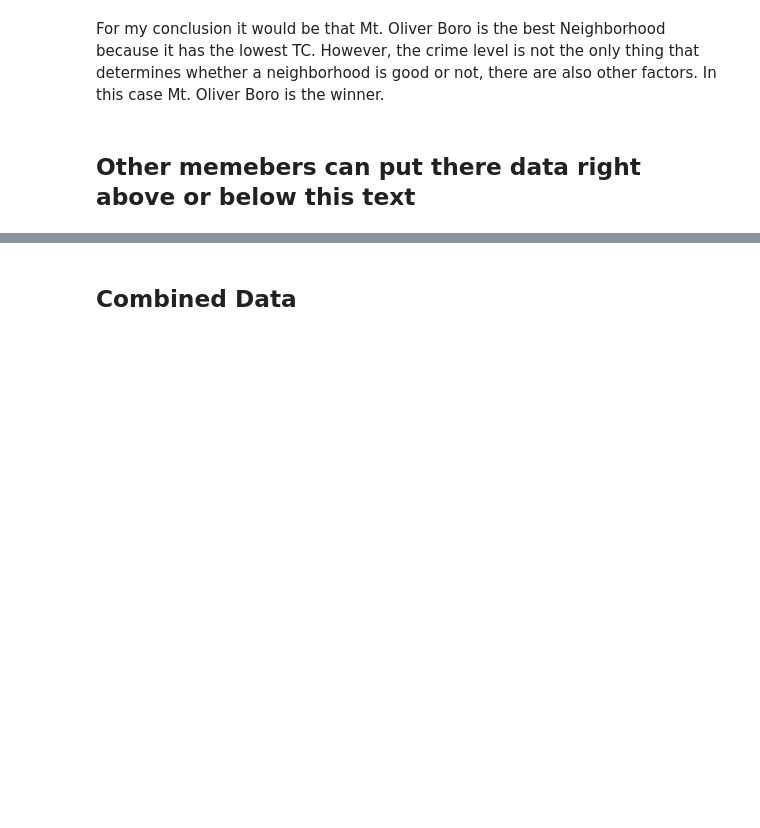
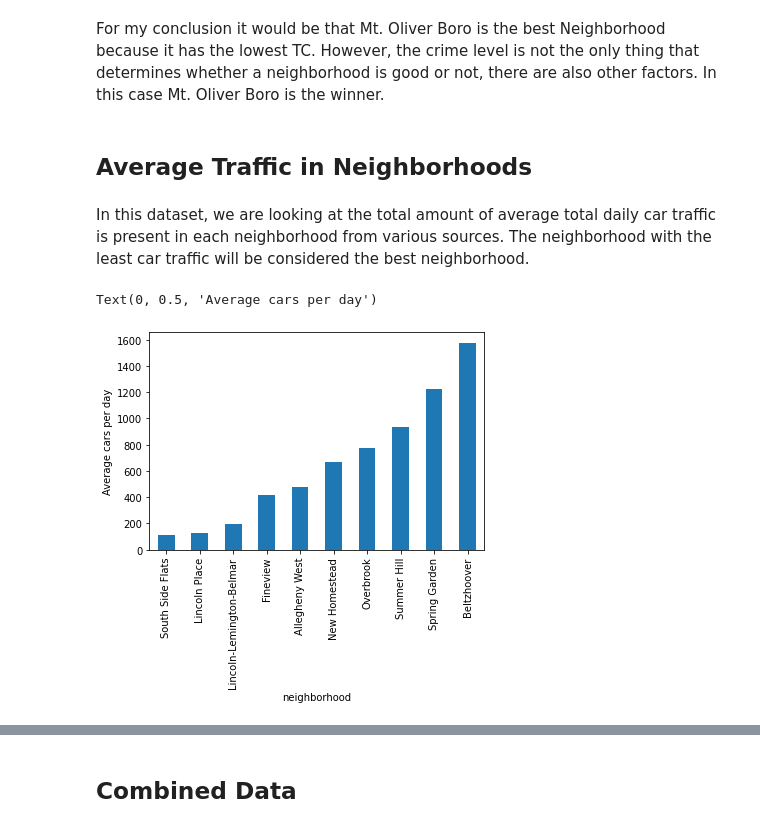
Before and after one commit to dwm39/Best-City-in-Pittsburgh, a Jupyter notebook: Combined_NoteBook.ipynb, the cells around one changed output, grey strips where cells are left out. Saved outputs shown, nothing was run; the diff lists cells and outputs as text; code cells hidden in the pictures; blank space fills up the shorter version.

```diff
--- a/Combined_NoteBook.ipynb
+++ b/Combined_NoteBook.ipynb
@@ -84,5 +86,16 @@ These graphs represent the more recent crimes in the neighborhoods of Pittsburgh
 From these graphs you can see that the difference in the numbers of crimes is astronomical. When considering the best neighborhood, I would want to live in one with as little crime as possible. There is a potential downside to this data set though. The data set does not account for population or the severity of the crime which could change people's answer on the best neighborhood. So this data set counts total crime rather than crime rate so this is one potentional downside.
 # %% [markdown]
 For my conclusion it would be that Mt. Oliver Boro is the best Neighborhood because it has the lowest TC. However, the crime level is not the only thing that determines whether a neighborhood is good or not, there are also other factors. In this case Mt. Oliver Boro is the winner.
-# %% [markdown]
-## Other memebers can put there data right above or below this text
+# %% [markdown]
+## Average Traffic in Neighborhoods
+# %% [markdown]
+In this dataset, we are looking at the total amount of average total daily car traffic is present in each neighborhood from various sources. The neighborhood with the least car traffic will be considered the best neighborhood.
+# %%
+df = pd.read_csv("carz.csv")
+# %%
+beforefiltercars = df.groupby("neighborhood").sum()['average_daily_car_traffic'].replace(0, pd.np.nan).dropna()
+beforefiltercars.sort_values(ascending=True).head(10).plot(kind = "bar")
+plt.ylabel("Average cars per day")
+# %% [output]
+Text(0, 0.5, 'Average cars per day')
+[figure, added]
```
Also changed, not shown: parts of 16 cells of this notebook.
